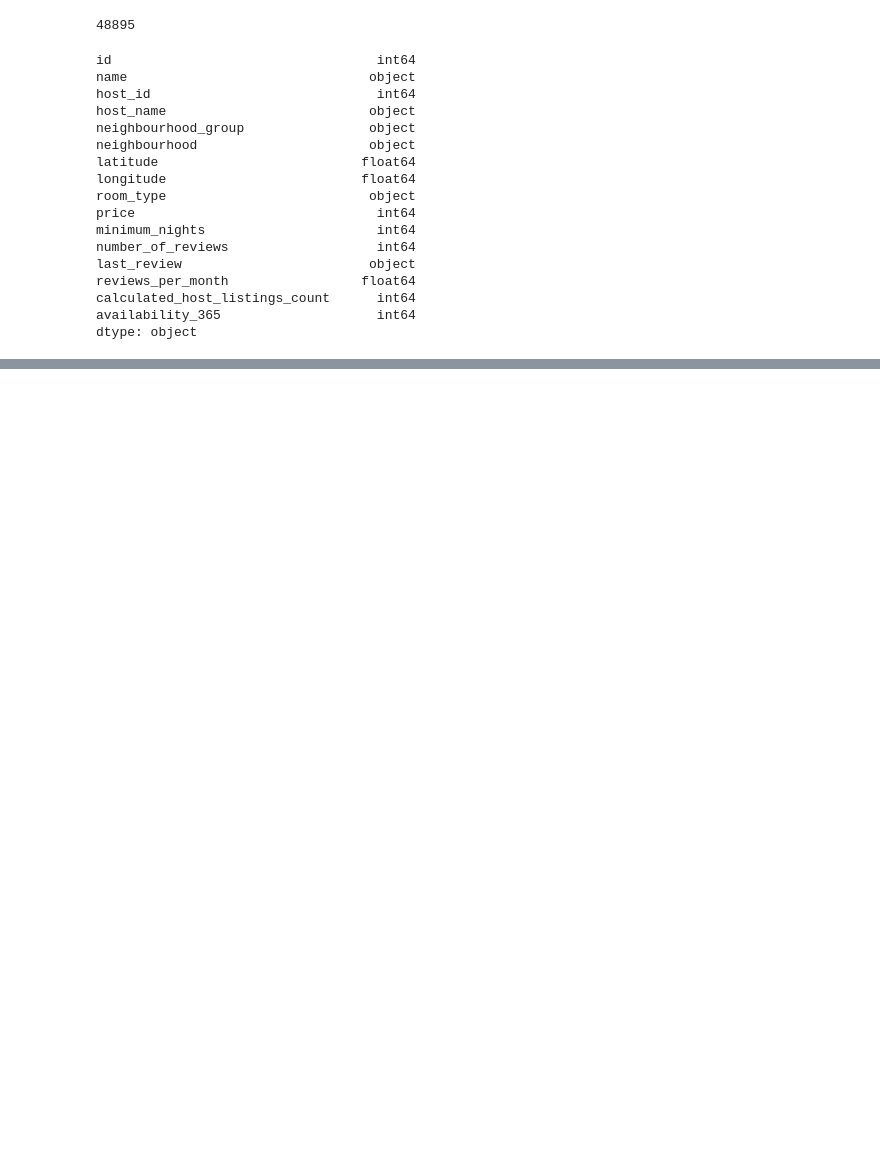
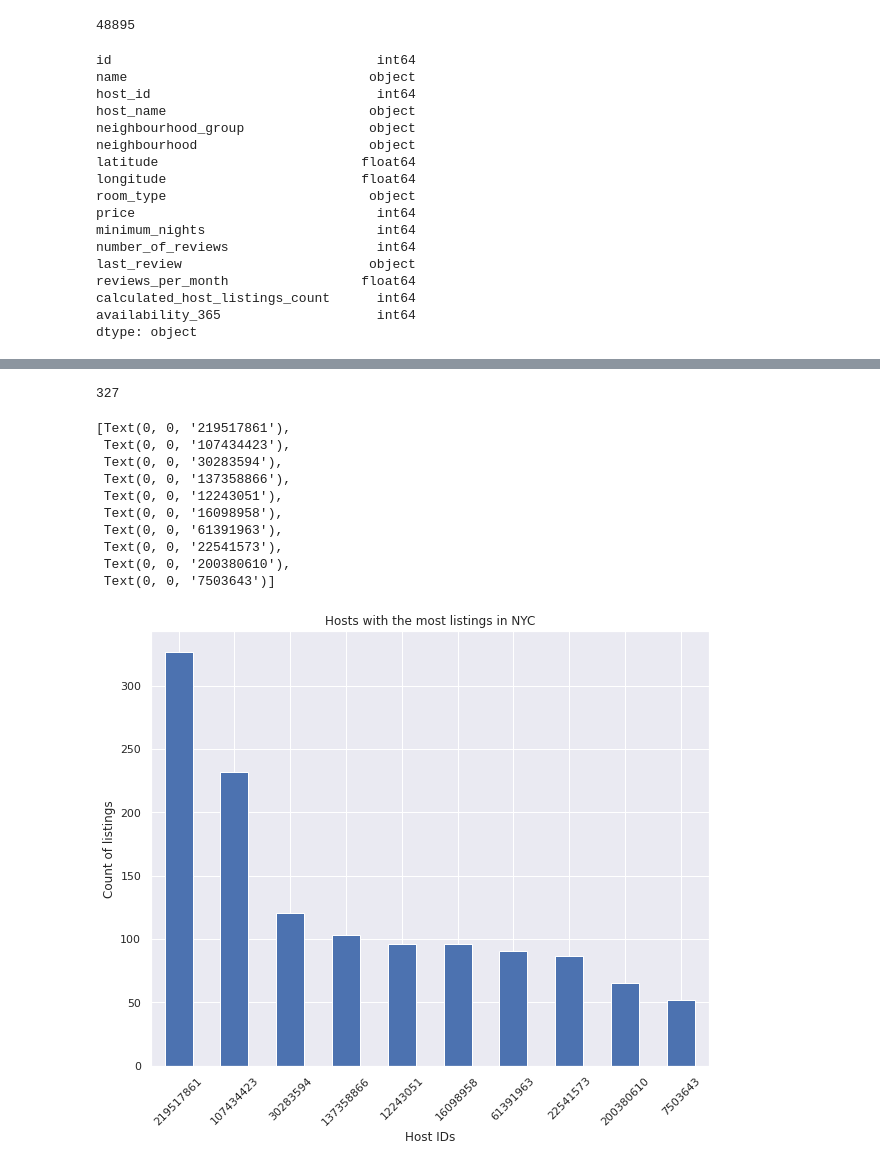
Before and after one commit to jayraavi/data301_finalproject, a Jupyter notebook: DATA_301_Final_Project.ipynb, the cells around one changed output, grey strips where cells are left out. Saved outputs shown, nothing was run; the diff lists cells and outputs as text; code cells hidden in the pictures; blank space fills up the shorter version.

Commit message:
Data Visualization

```diff
--- a/DATA_301_Final_Project.ipynb
+++ b/DATA_301_Final_Project.ipynb
@@ -40,0 +71,5 @@ dtype: object
+# %%
+#dropping columns that are not significant or could be unethical to use for our future data exploration and predictions
+airbnb.drop(['id','host_name','last_review'], axis=1, inplace=True)
+#examing the changes
+airbnb.head(5)
@@ -40,0 +85,5 @@ dtype: object
+# %%
+#replacing all NaN values in 'reviews_per_month' with 0
+airbnb.fillna({'reviews_per_month':0}, inplace=True)
+#examing changes
+airbnb.reviews_per_month.isnull().sum()
@@ -40,0 +134,6 @@ dtype: object
+# %%
+#we will skip first column for now and begin from host_id
+
+#let's see what hosts (IDs) have the most listings on Airbnb platform and taking advantage of this service
+top_host=airbnb.host_id.value_counts().head(10)
+top_host
@@ -40,0 +152,31 @@ dtype: object
+# %%
+#coming back to our dataset we can confirm our fidnings with already existing column called 'calculated_host_listings_count'
+top_host_check=airbnb.calculated_host_listings_count.max()
+top_host_check
+# %% [output]
+327
+# %%
+import seaborn as sns
+%matplotlib inline
+import matplotlib.pyplot as plt
+
+#setting figure size for future visualizations
+sns.set(rc={'figure.figsize':(10,8)})
+# %%
+viz_1=top_host.plot(kind='bar')
+viz_1.set_title('Hosts with the most listings in NYC')
+viz_1.set_ylabel('Count of listings')
+viz_1.set_xlabel('Host IDs')
+viz_1.set_xticklabels(viz_1.get_xticklabels(), rotation=45)
+# %% [output]
+[Text(0, 0, '219517861'),
+ Text(0, 0, '107434423'),
+ Text(0, 0, '30283594'),
+ Text(0, 0, '137358866'),
+ Text(0, 0, '12243051'),
+ Text(0, 0, '16098958'),
+ Text(0, 0, '61391963'),
+ Text(0, 0, '22541573'),
+ Text(0, 0, '200380610'),
+ Text(0, 0, '7503643')]
+[figure, added]
```
Also changed, not shown: parts of 27 cells of this notebook.
